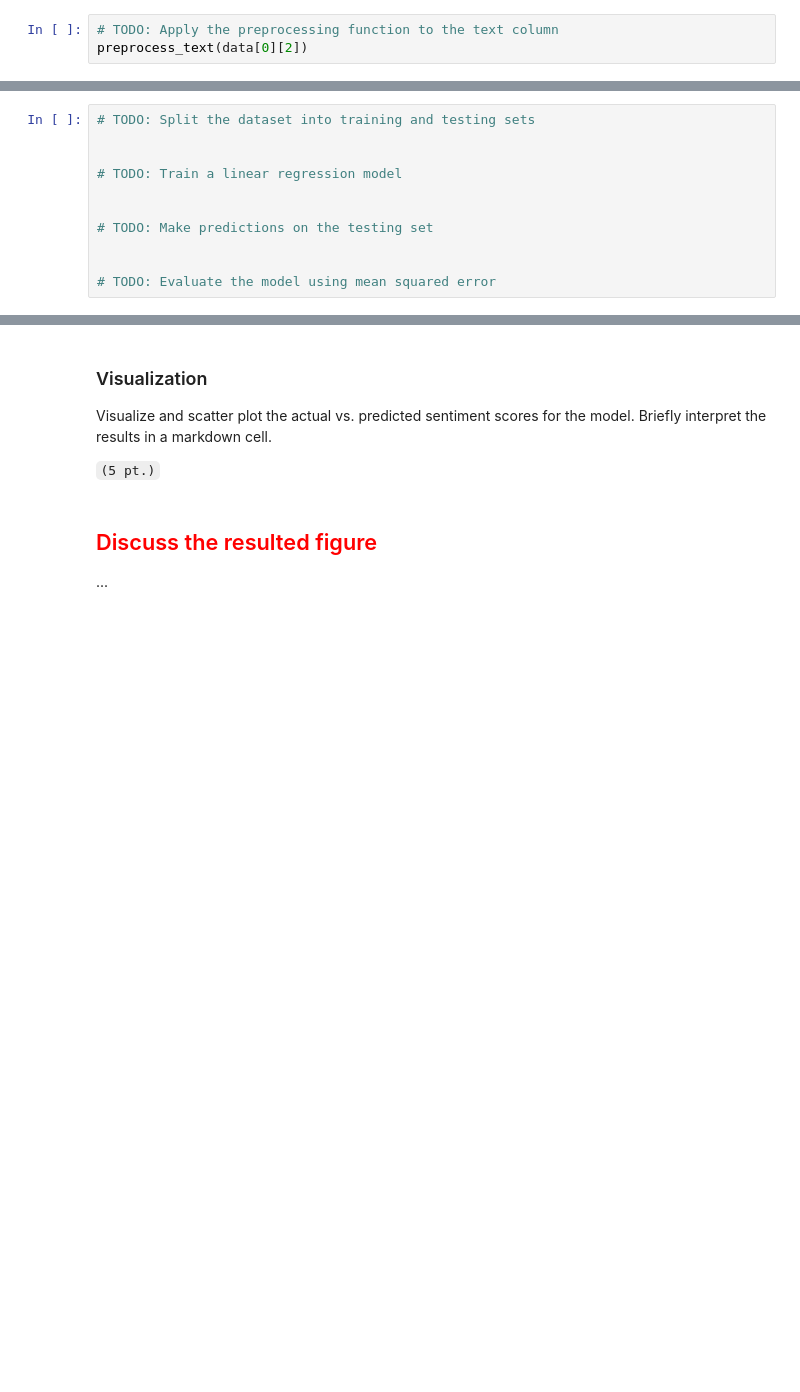
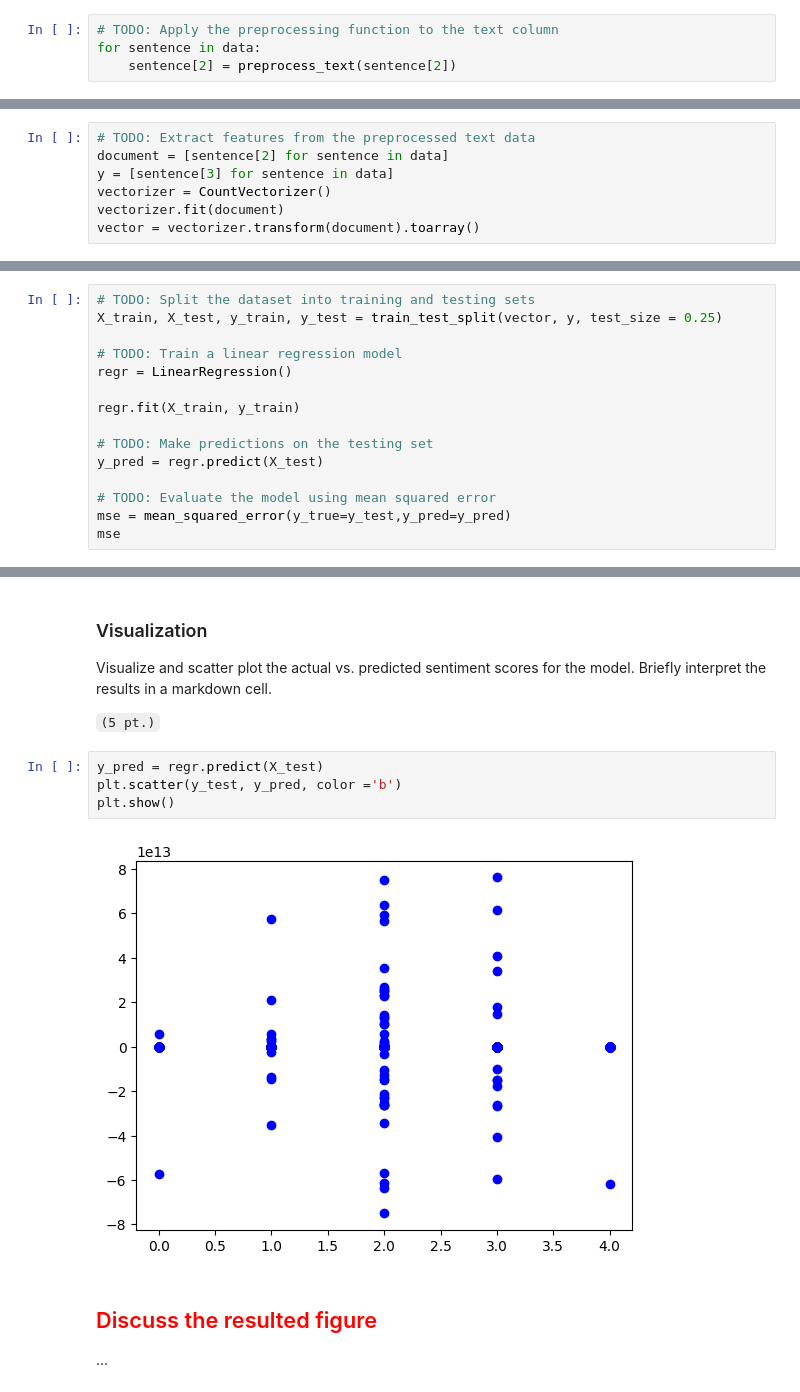
Before and after one commit to AliKouchekzade/MMIE_CHW2, a Jupyter notebook: MMIE_CHW2.ipynb, the cells around one changed output, grey strips where cells are left out. Saved outputs shown, nothing was run; the diff lists cells and outputs as text; blank space fills up the shorter version.

```diff
--- a/MMIE_CHW2.ipynb
+++ b/MMIE_CHW2.ipynb
@@ -354,4 +356,5 @@ def preprocess_text(text):
     return text
 # %%
 # TODO: Apply the preprocessing function to the text column
-preprocess_text(data[0][2])
+for sentence in data:
+    sentence[2] = preprocess_text(sentence[2])
@@ -375,3 +374,10 @@ Based on what you learned, extract the features.
+# %%
+# TODO: Extract features from the preprocessed text data
+document = [sentence[2] for sentence in data]
+y = [sentence[3] for sentence in data]
+vectorizer = CountVectorizer()
+vectorizer.fit(document)
+vector = vectorizer.transform(document).toarray()
 # %% [markdown]
 ### Regression model
 
@@ -384,12 +390,16 @@ Based on what you learned, extract the features.
 ``(5 pt.)``
 # %%
 # TODO: Split the dataset into training and testing sets
-
+X_train, X_test, y_train, y_test = train_test_split(vector, y, test_size = 0.25)
 
 # TODO: Train a linear regression model
+regr = LinearRegression()
 
+regr.fit(X_train, y_train)
 
 # TODO: Make predictions on the testing set
-
+y_pred = regr.predict(X_test)
 
 # TODO: Evaluate the model using mean squared error
+mse = mean_squared_error(y_true=y_test,y_pred=y_pred)
+mse
@@ -399,6 +411,12 @@ Based on what you learned, extract the features.
 Visualize and scatter plot the actual vs. predicted sentiment scores for the model. Briefly interpret the results in a markdown cell.
 
 ``(5 pt.)``
+# %%
+y_pred = regr.predict(X_test)
+plt.scatter(y_test, y_pred, color ='b')
+plt.show()
+# %% [output]
+[figure, added]
 # %% [markdown]
 ## <font color="red"> Discuss the resulted figure </font>
 
```
Also changed, not shown: parts of 6 cells of this notebook.
